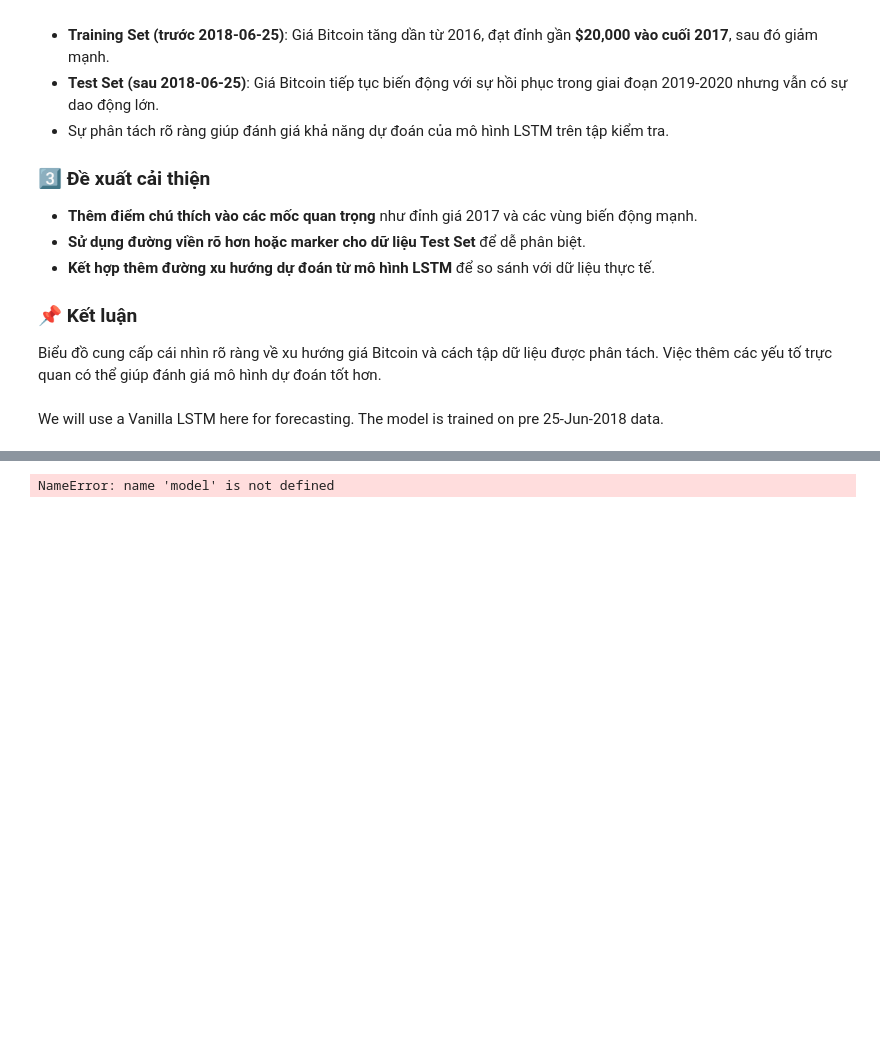
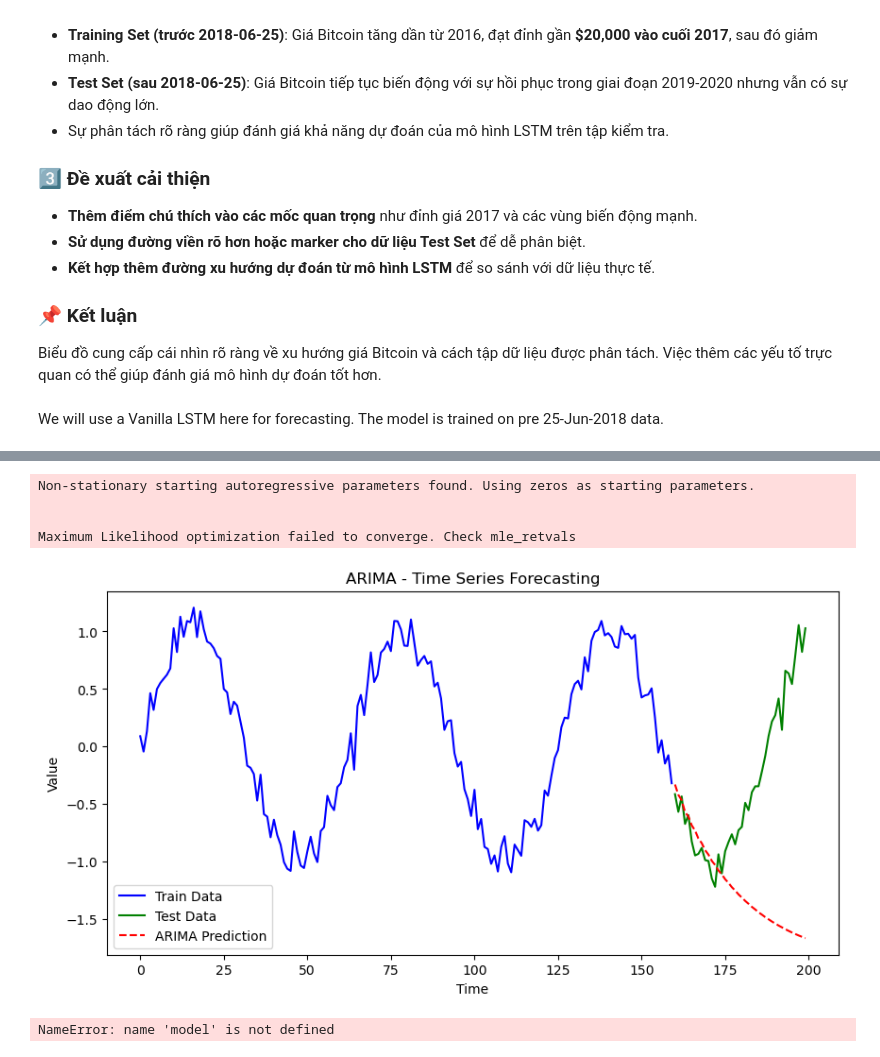
Before and after one commit to DucNhat03/data-analysis-course-II, a Jupyter notebook: TH_Day4/NguyenDucNhat_21059221.ipynb, the cells around one changed output, grey strips where cells are left out. Drawn from its saved outputs; the diff is of its cells as text; code cells hidden in the pictures; blank space fills up the shorter version.

```diff
--- a/TH_Day4/NguyenDucNhat_21059221.ipynb
+++ b/TH_Day4/NguyenDucNhat_21059221.ipynb
@@ -569,3 +630,29 @@ ImportError: DLL load failed while importing _pywrap_tensorflow_internal: A dyna
+# %%
+from statsmodels.tsa.arima.model import ARIMA
+
+# Huấn luyện mô hình ARIMA (p=5, d=1, q=2)
+model_arima = ARIMA(df_train['value'], order=(5,1,2))
+model_arima_fit = model_arima.fit()
+
+# Dự báo trên tập test
+y_pred_arima = model_arima_fit.forecast(len(df_test))
+
+# Vẽ đồ thị so sánh kết quả
+plt.figure(figsize=(10,5))
+plt.plot(df_train['time'], df_train['value'], label='Train Data', color='blue')
+plt.plot(df_test['time'], df_test['value'], label='Test Data', color='green')
+plt.plot(df_test['time'], y_pred_arima, label='ARIMA Prediction', color='red', linestyle='dashed')
+plt.legend()
+plt.title("ARIMA - Time Series Forecasting")
+plt.xlabel("Time")
+plt.ylabel("Value")
+plt.show()
+# %% [output]
+Non-stationary starting autoregressive parameters found. Using zeros as starting parameters.
+
+
+Maximum Likelihood optimization failed to converge. Check mle_retvals
+[figure, added]
 # %%
 model.summary()
 # %% [output]
```
Also changed, not shown: parts of 8 cells of this notebook, 7 other files.
